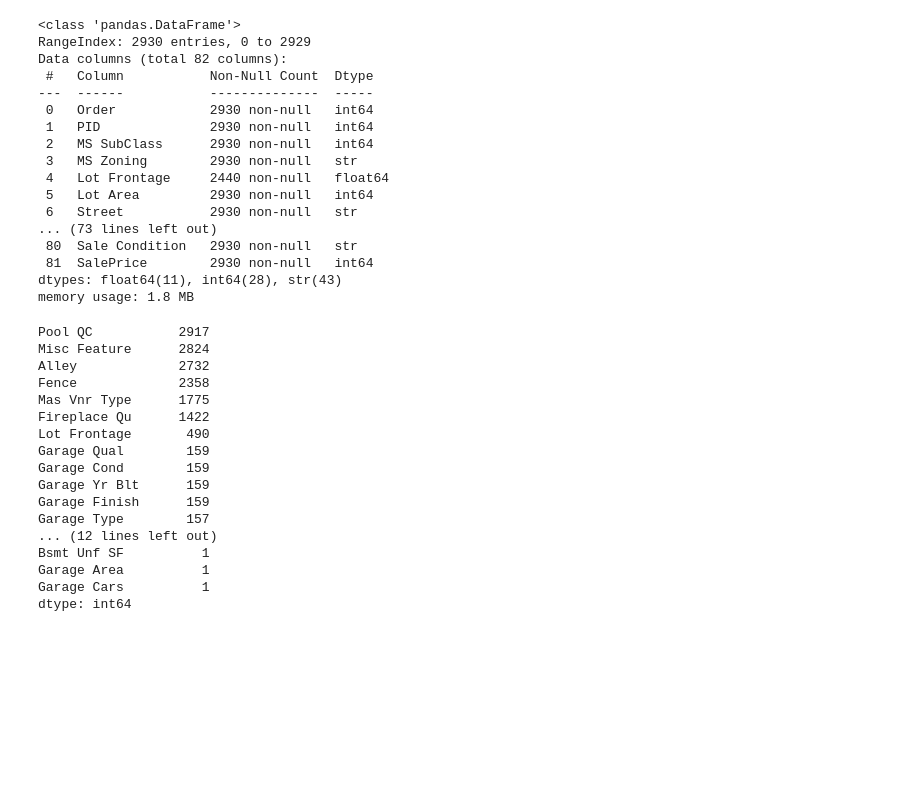
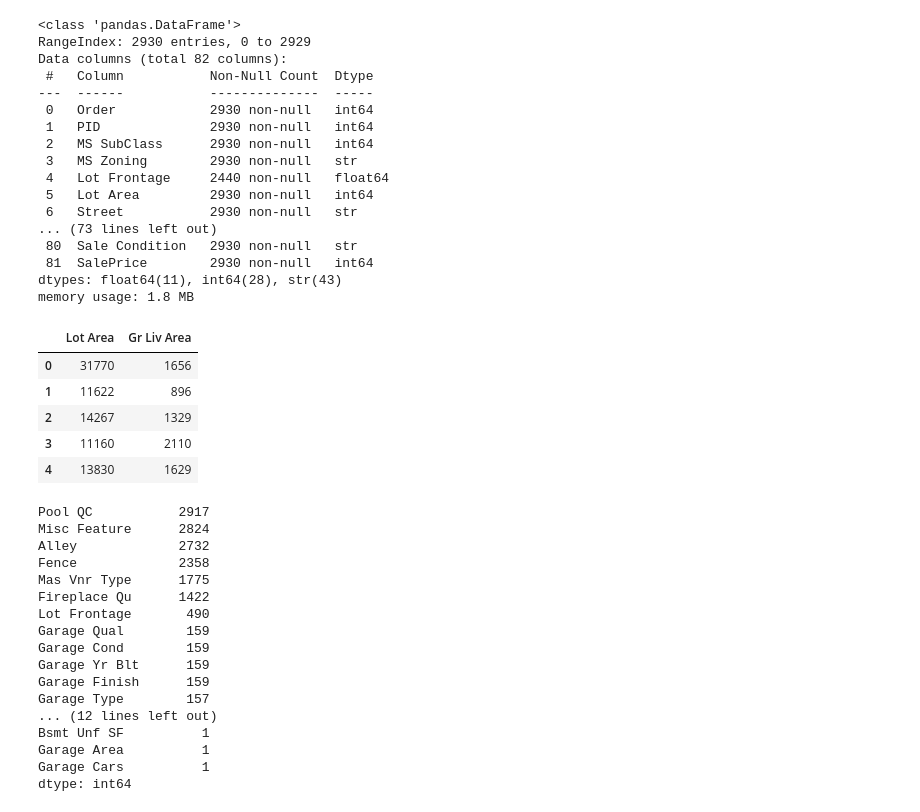
Before and after one commit to JeremiahIsGood/Atlantic-Project, a Jupyter notebook: Ames_data_preprocessing.ipynb, the cells around one changed output. Drawn from its saved outputs; the diff is of its cells as text; code cells hidden in the pictures; blank space fills up the shorter version.

```diff
--- a/Ames_data_preprocessing.ipynb
+++ b/Ames_data_preprocessing.ipynb
@@ -68,6 +68,15 @@ Data columns (total 82 columns):
  81  SalePrice        2930 non-null   int64
 dtypes: float64(11), int64(28), str(43)
 memory usage: 1.8 MB
+# %%
+df[['Lot Area', 'Gr Liv Area']].head()
+# %% [output]
+|  | Lot Area | Gr Liv Area |
+| 0 | 31770 | 1656 |
+| 1 | 11622 | 896 |
+| 2 | 14267 | 1329 |
+| 3 | 11160 | 2110 |
+| 4 | 13830 | 1629 |
 # %%
 null_counts = df.isna().sum()
 null_counts[null_counts > 0].sort_values(ascending=False)
```
Also changed, not shown: parts of 13 cells of this notebook, 2 other files.
